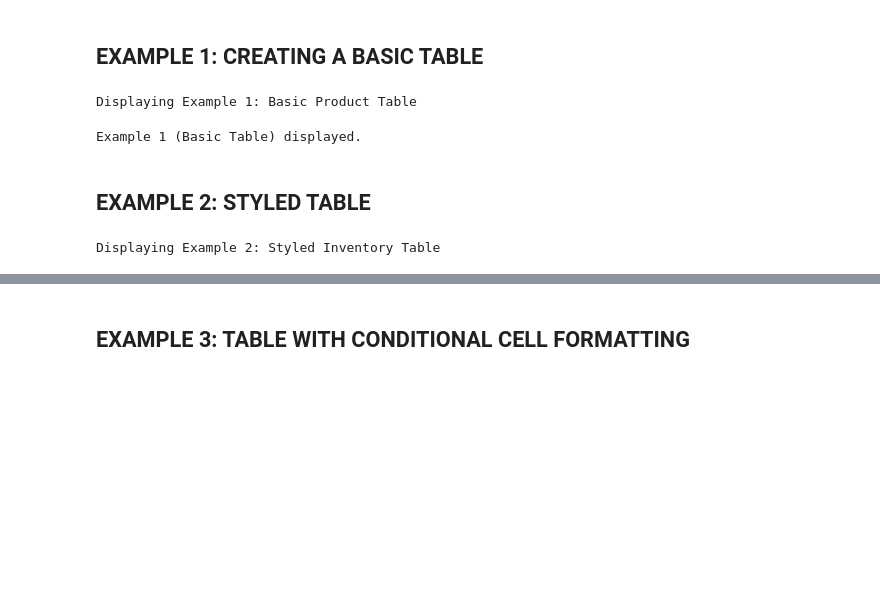
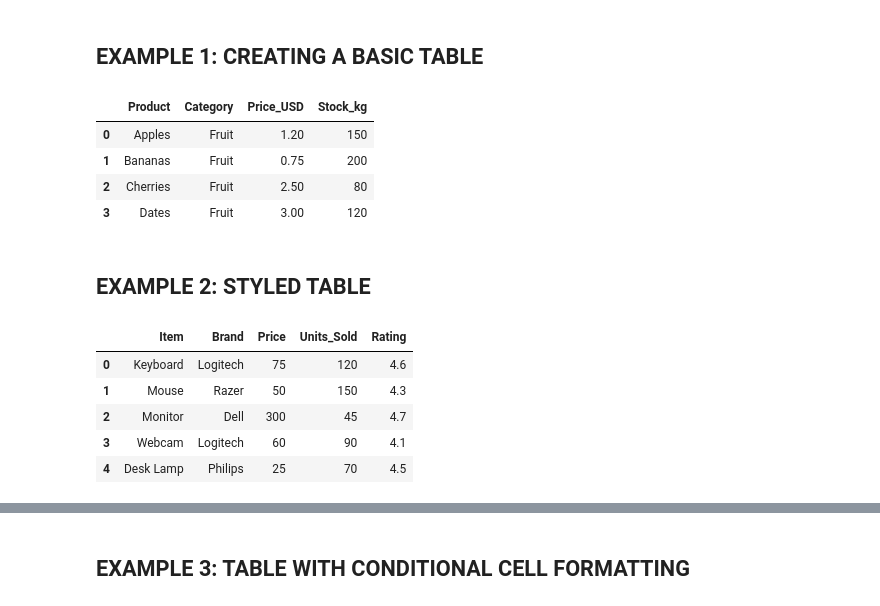
Before and after one commit to JustCodeIt7/Plotly_Dash_Dashboards, a Jupyter notebook: 01-Plotly_Basics_Charts/11-Table/plotly_tables.ipynb, the cells around one changed output, grey strips where cells are left out. Drawn from its saved outputs; the diff is of its cells as text; code cells hidden in the pictures; blank space fills up the shorter version.

```diff
--- a/01-Plotly_Basics_Charts/11-Table/plotly_tables.ipynb
+++ b/01-Plotly_Basics_Charts/11-Table/plotly_tables.ipynb
@@ -10,11 +10,6 @@ np.random.seed(42)
 # %% [markdown]
 ## EXAMPLE 1: CREATING A BASIC TABLE
 # %%
-# ------------------------------------
-# EXAMPLE 1: CREATING A BASIC TABLE
-# ------------------------------------
-print("\nDisplaying Example 1: Basic Product Table")
-
 # Create sample data for the first table
 data_ex1 = {
     "Product": ["Apples", "Bananas", "Cherries", "Dates"],
@@ -23,8 +18,13 @@ data_ex1 = {
     "Stock_kg": [150, 200, 80, 120],
 }
 df_ex1 = pd.DataFrame(data_ex1)
+df_ex1
 # %% [output]
-Displaying Example 1: Basic Product Table
+|  | Product | Category | Price_USD | Stock_kg |
+| 0 | Apples | Fruit | 1.20 | 150 |
+| 1 | Bananas | Fruit | 0.75 | 200 |
+| 2 | Cherries | Fruit | 2.50 | 80 |
+| 3 | Dates | Fruit | 3.00 | 120 |
 # %%
 # Create a basic table
 fig1 = go.Figure(
@@ -37,7 +37,9 @@ fig1 = go.Figure(
                 font=dict(color="black", size=12),  # Header font style
             ),
             cells=dict(
-                values=[df_ex1[col] for col in df_ex1.columns],  # Cell values from DataFrame
+                values=[
+                    df_ex1[col] for col in df_ex1.columns
+                ],  # Cell values from DataFrame
                 fill_color="lavender",  # Light purple cell background
                 align="left",  # Left-align cell text
                 font=dict(color="darkslategray", size=11),  # Cell font style
@@ -51,26 +53,26 @@ fig1.update_layout(
     title_x=0.5,  # Center title
 )
 fig1.show()
-print("Example 1 (Basic Table) displayed.")
-# %% [output]
-Example 1 (Basic Table) displayed.
 # %% [markdown]
 ## EXAMPLE 2: STYLED TABLE
 # %%
-# ------------------------------------
-# EXAMPLE 2: STYLED TABLE
-# ------------------------------------
 # Sample data for a more styled table
 data_ex2 = {
     "Item": ["Keyboard", "Mouse", "Monitor", "Webcam", "Desk Lamp"],
     "Brand": ["Logitech", "Razer", "Dell", "Logitech", "Philips"],
     "Price": [75, 50, 300, 60, 25],
     "Units_Sold": [120, 150, 45, 90, 70],
     "Rating": [4.6, 4.3, 4.7, 4.1, 4.5],
 }
 df_ex2 = pd.DataFrame(data_ex2)
+df_ex2
 # %% [output]
-Displaying Example 2: Styled Inventory Table
+|  | Item | Brand | Price | Units_Sold | Rating |
+| 0 | Keyboard | Logitech | 75 | 120 | 4.6 |
+| 1 | Mouse | Razer | 50 | 150 | 4.3 |
+| 2 | Monitor | Dell | 300 | 45 | 4.7 |
+| 3 | Webcam | Logitech | 60 | 90 | 4.1 |
+| 4 | Desk Lamp | Philips | 25 | 70 | 4.5 |
 # %%
 # Create a styled table
 fig2 = go.Figure(
```
Also changed, not shown: parts of 11 cells of this notebook, 12 other files.
